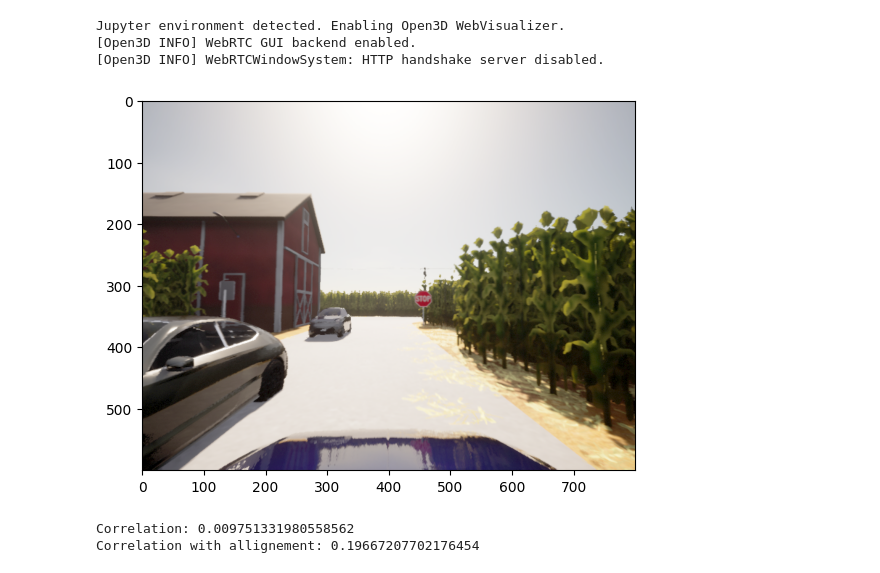
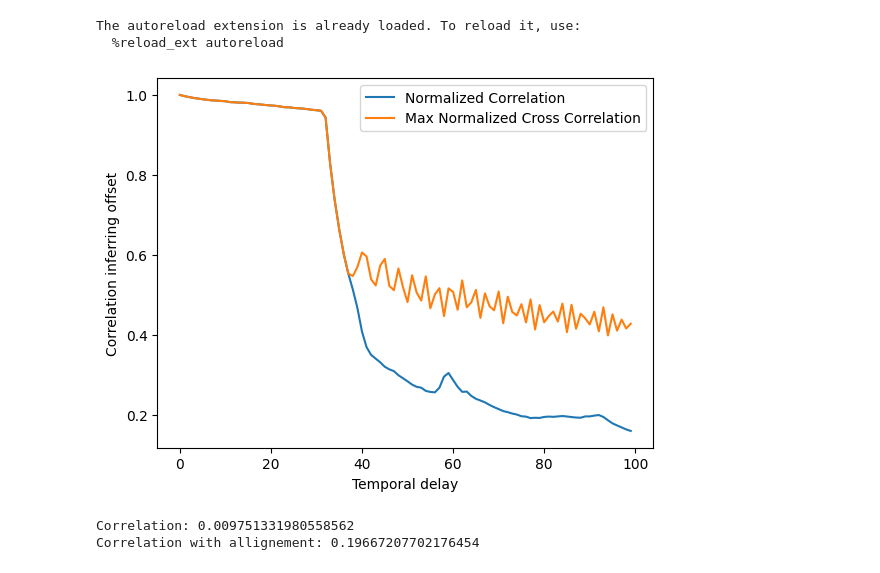
Before and after one commit to FilippoBragato/pqos-correlation, a Jupyter notebook: test.ipynb, the cells around one changed output. Drawn from its saved outputs; the diff is of its cells as text; code cells hidden in the pictures.

```diff
--- a/test.ipynb
+++ b/test.ipynb
@@ -4,22 +4,41 @@
 from corr_study.datasetApi import *
 from corr_study.correlation import *
 from corr_study.voxels import *
+from matplotlib import pyplot as plt
 
 dataset = Dataset("corr_study/dataset/")
 
 route = dataset.get_routes_TLC()[0]
 ids = dataset.get_ids_CV(Town.T1, Weather.Clear, Time.Night, Sensor.LT)
 
-pcd_top = dataset.open_sample_CV(Town.T1, Weather.Clear, Time.Night, Sensor.LT, ids[0])
-pcd_front_left = dataset.open_sample_CV(Town.T1, Weather.Clear, Time.Night, Sensor.LFL, ids[0])
-pcd_front_rigth = dataset.open_sample_CV(Town.T1, Weather.Clear, Time.Night, Sensor.LFR, ids[0])
-cam_front = dataset.open_measurement_sample_TLC(route, Weather.Clear, Time.Noon, Sensor.CF, 10)
+# pcd_top = dataset.open_sample_CV(Town.T1, Weather.Clear, Time.Night, Sensor.LT, ids[0])
+# pcd_front_left = dataset.open_sample_CV(Town.T1, Weather.Clear, Time.Night, Sensor.LFL, ids[0])
+# pcd_front_rigth = dataset.open_sample_CV(Town.T1, Weather.Clear, Time.Night, Sensor.LFR, ids[0])
+# cam_front = dataset.open_measurement_sample_TLC(route, Weather.Clear, Time.Noon, Sensor.CF, 10)
 # %% [output]
-Jupyter environment detected. Enabling Open3D WebVisualizer.
-[Open3D INFO] WebRTC GUI backend enabled.
-[Open3D INFO] WebRTCWindowSystem: HTTP handshake server disabled.
+The autoreload extension is already loaded. To reload it, use:
+  %reload_ext autoreload
-# %%
-cam_front.visualize()
-pcd_top.visualize()
-# %% [output]
-[figure, removed]
+# %%
+pcd_top = dataset.open_measurement_sample_TLC("00000000_000000", Weather.Clear, Time.Noon, Sensor.LT, 1)
+v_top = pcd_top.voxelize(0.5)
+corr = []
+for i in range(1, 101):
+    pcd_top_compare = dataset.open_measurement_sample_TLC("00000000_000000", Weather.Clear, Time.Noon, Sensor.LT, i)
+    corr.append(v_top.compute_correlation(pcd_top_compare.voxelize(0.5, v_top.boundaries)))
+# %%
+pcd_top = dataset.open_measurement_sample_TLC("00000000_000000", Weather.Clear, Time.Noon, Sensor.LT, 1)
+v_top = pcd_top.voxelize(0.5)
+cross_corr = []
+for i in range(1, 101, 1):
+    pcd_top_compare = dataset.open_measurement_sample_TLC("00000000_000000", Weather.Clear, Time.Noon, Sensor.LT, i)
+    cross_corr.append(v_top.compute_correlation_inferring_offset(pcd_top_compare.voxelize(0.5, v_top.boundaries)))
+# %%
+fig, ax = plt.subplots(1,1)
+c, = ax.plot(corr)
+cc, = ax.plot(cross_corr)
+ax.legend([c, cc], ["Normalized Correlation", "Max Normalized Cross Correlation"])
+plt.ylabel("Correlation inferring offset")
+plt.xlabel("Temporal delay")
+plt.show()
+# %% [output]
+[figure, added]
```
Also changed, not shown: parts of 1 cell of this notebook, 2 other files.
